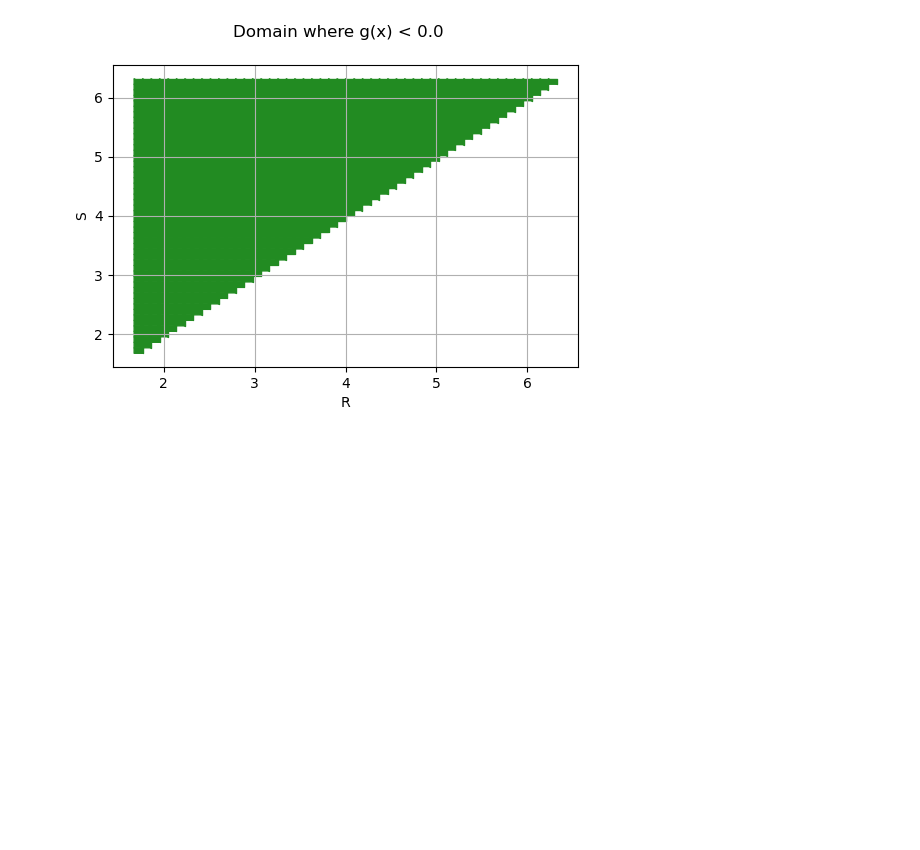
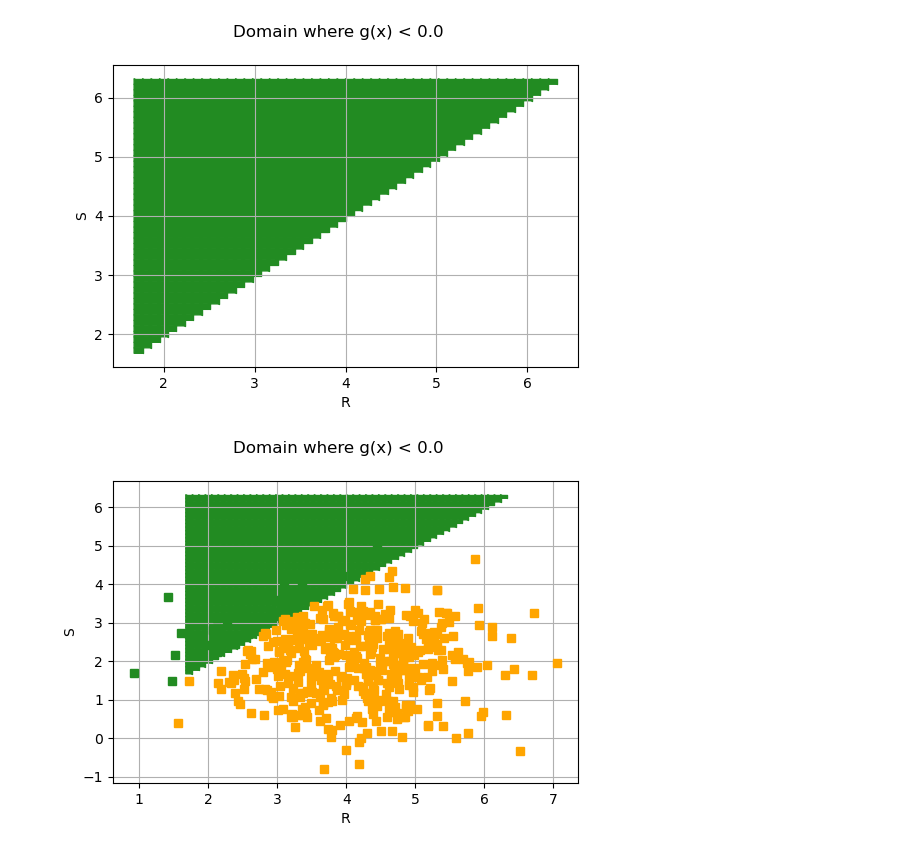
Before and after one commit to openturns/otbenchmark, a Jupyter notebook: examples/Cas-R-S.ipynb, the cells around one changed output. Saved outputs shown, nothing was run; the diff lists cells and outputs as text; code cells hidden in the pictures; blank space fills up the shorter version.

```diff
--- a/examples/Cas-R-S.ipynb
+++ b/examples/Cas-R-S.ipynb
@@ -108,6 +111,12 @@ graph
 # %% [markdown]
 ## Fill the event domain with a color
 # %%
-drawEvent.fillEvent(bounds)
+domain = drawEvent.fillEvent(bounds)
+domain
 # %% [output]
 [figure]
+# %%
+domain.add(cloud)
+domain
+# %% [output]
+[figure, added]
```
Also changed, not shown: parts of 7 cells of this notebook, 2 other files.
